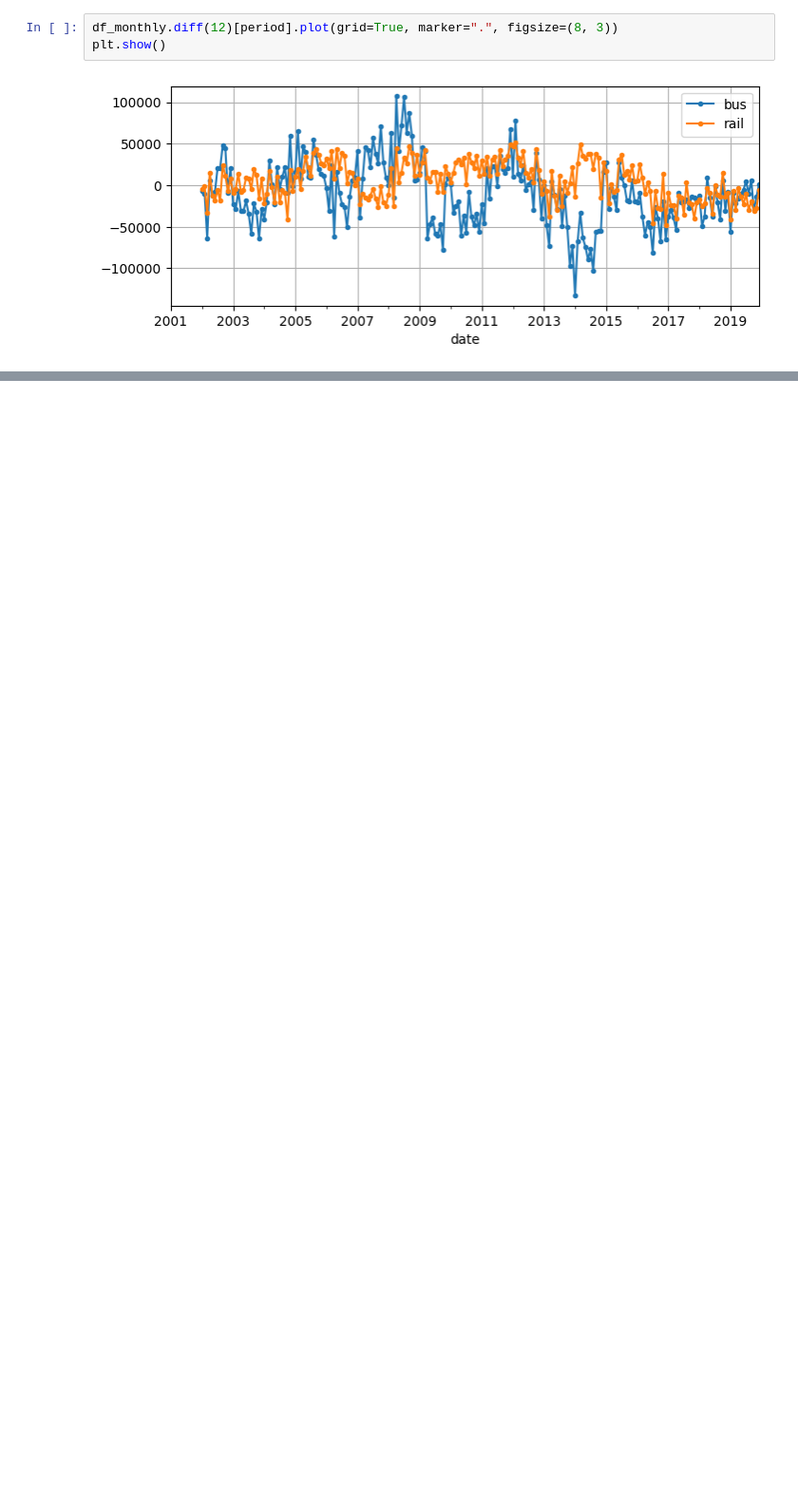
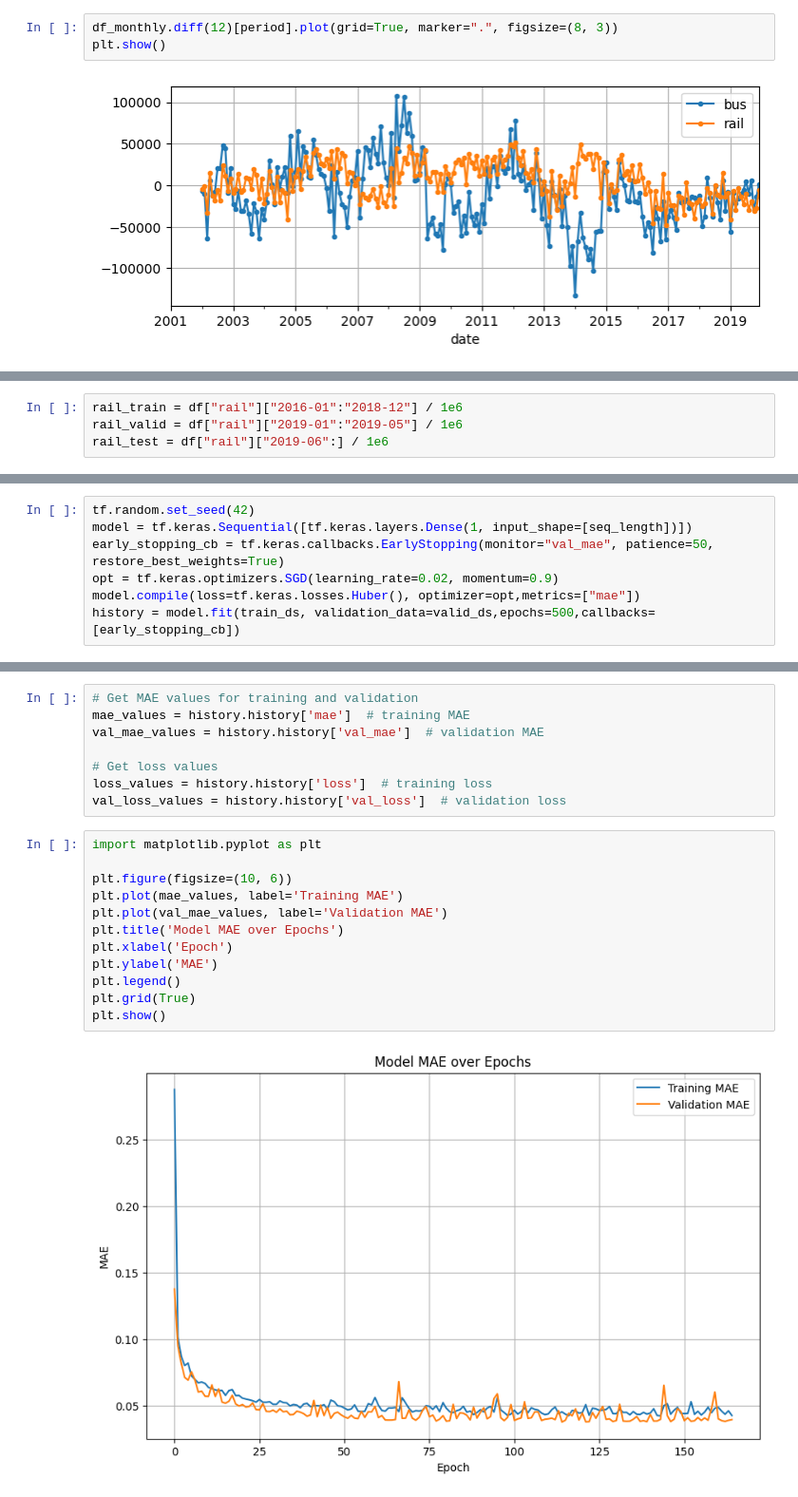
Before and after one commit to PaulMbutu/Machine_Learning_Projects, a Jupyter notebook: processing sequences/TimeseriesForecasting.ipynb, the cells around one changed output, grey strips where cells are left out. Shown at 95% size. Saved outputs shown, nothing was run; the diff lists cells and outputs as text; blank space fills up the shorter version.

```diff
--- a/processing sequences/TimeseriesForecasting.ipynb
+++ b/processing sequences/TimeseriesForecasting.ipynb
@@ -69,0 +168,4 @@ plt.show()
+# %%
+rail_train = df["rail"]["2016-01":"2018-12"] / 1e6
+rail_valid = df["rail"]["2019-01":"2019-05"] / 1e6
+rail_test = df["rail"]["2019-06":] / 1e6
@@ -69,0 +195,7 @@ plt.show()
+# %%
+tf.random.set_seed(42)
+model = tf.keras.Sequential([tf.keras.layers.Dense(1, input_shape=[seq_length])])
+early_stopping_cb = tf.keras.callbacks.EarlyStopping(monitor="val_mae", patience=50, restore_best_weights=True)
+opt = tf.keras.optimizers.SGD(learning_rate=0.02, momentum=0.9)
+model.compile(loss=tf.keras.losses.Huber(), optimizer=opt,metrics=["mae"])
+history = model.fit(train_ds, validation_data=valid_ds,epochs=500,callbacks=[early_stopping_cb])
@@ -69,0 +221,22 @@ plt.show()
+# %%
+# Get MAE values for training and validation
+mae_values = history.history['mae']  # training MAE
+val_mae_values = history.history['val_mae']  # validation MAE
+
+# Get loss values
+loss_values = history.history['loss']  # training loss
+val_loss_values = history.history['val_loss']  # validation loss
+# %%
+import matplotlib.pyplot as plt
+
+plt.figure(figsize=(10, 6))
+plt.plot(mae_values, label='Training MAE')
+plt.plot(val_mae_values, label='Validation MAE')
+plt.title('Model MAE over Epochs')
+plt.xlabel('Epoch')
+plt.ylabel('MAE')
+plt.legend()
+plt.grid(True)
+plt.show()
+# %% [output]
+[figure, added]
```
Also changed, not shown: parts of 18 cells of this notebook.
